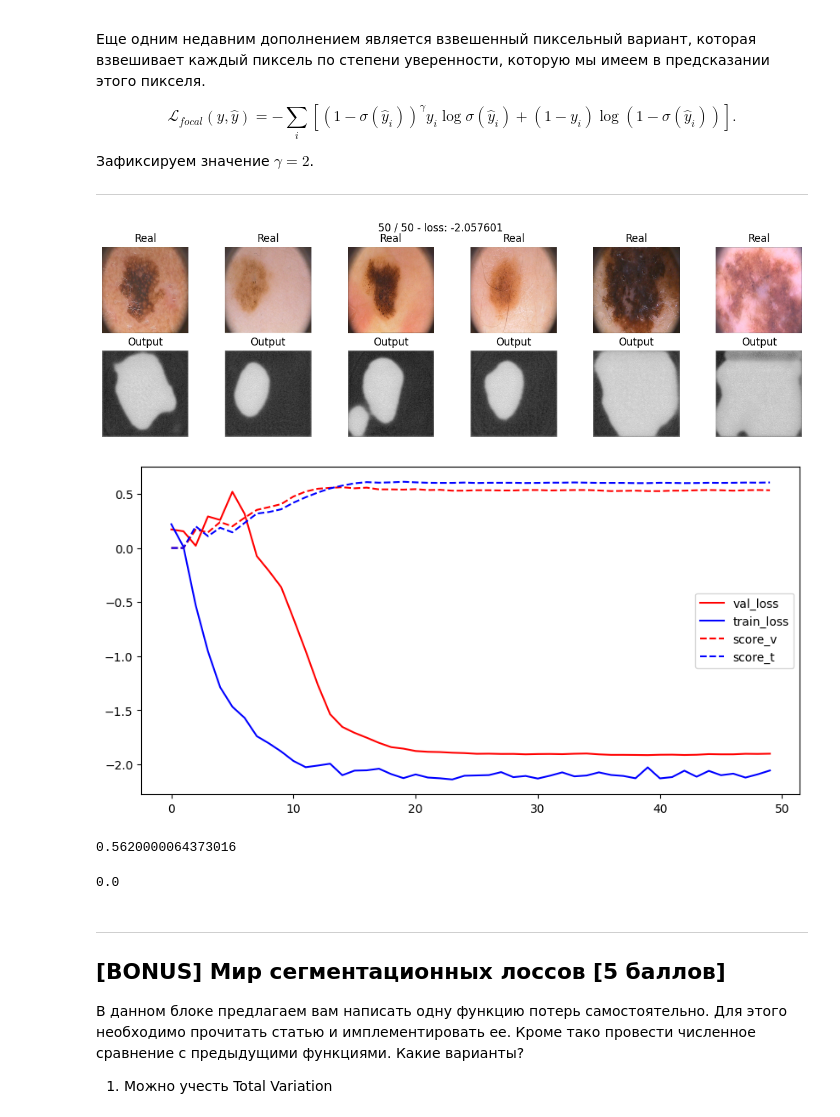
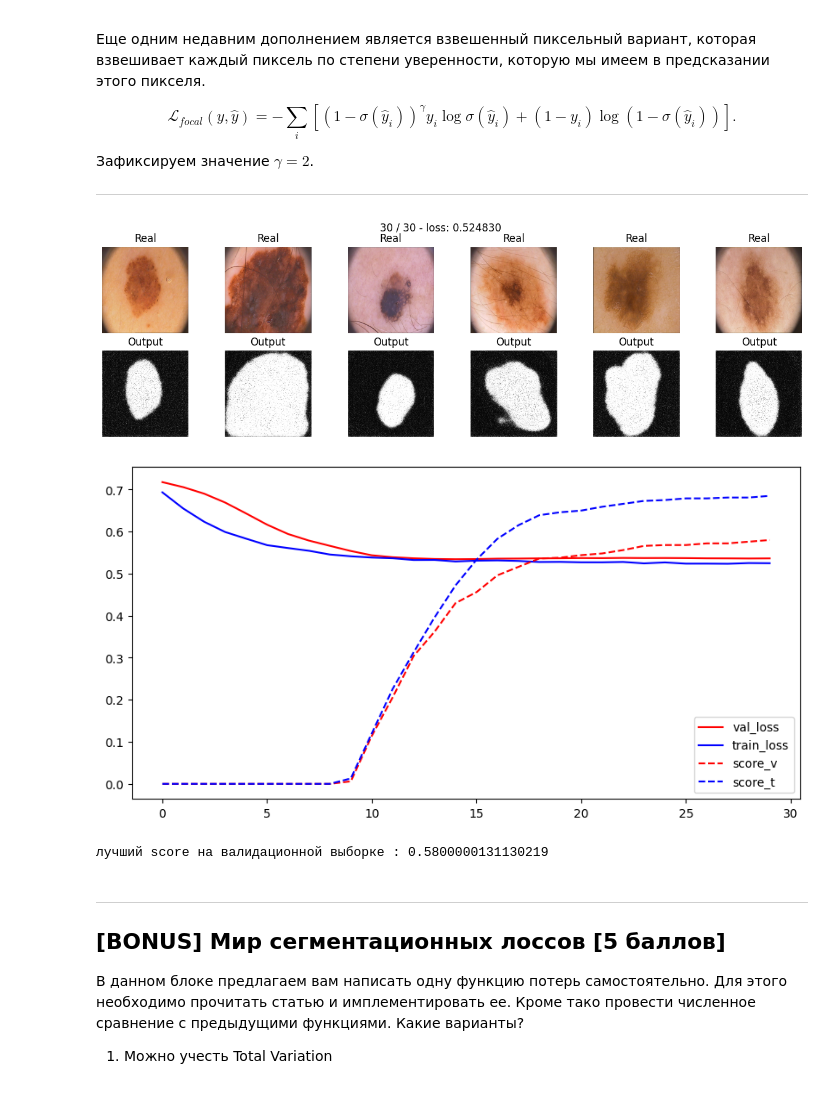
Before and after one commit to KiykoHanna/Stepik-DeepLearning, a Jupyter notebook: [hw]semantic_segmentation.ipynb, the cells around one changed output. Drawn from its saved outputs; the diff is of its cells as text; code cells hidden in the pictures.

```diff
--- a/[hw]semantic_segmentation.ipynb
+++ b/[hw]semantic_segmentation.ipynb
@@ -380,16 +380,13 @@ def train(model, opt, loss_fn, epochs, data_tr, data_val, sheduler, score_fn):
         Y_hat = model(X_val.to(device)).detach().to('cpu')
         Y_pred = torch.sigmoid(Y_hat)
         Y_pred = Y_pred.to(device)
-        # Y_pred = torch.where(Y_pred > 0.5, 1, 0)
-
-        # Y_batch = Y_batch.to(device)
 
         cur_iou += iou_pytorch(Y_pred, Y_batch).mean().item()
         epoch_iou = cur_iou / len(data_tr)
 
-        if epoch_iou > best_iou:
-                best_iou = epoch_iou
-                best_model_wts = copy.deepcopy(model.state_dict())
+        # if epoch_iou > best_iou:
+        #         best_iou = epoch_iou
+        #         best_model_wts = copy.deepcopy(model.state_dict())
 
         loss_v.append(loss_fn(Y_val, Y_hat))
         avg_score_t = score_fn(model, iou_pytorch, data_tr)
@@ -408,12 +405,13 @@ def train(model, opt, loss_fn, epochs, data_tr, data_val, sheduler, score_fn):
             plt.axis('off')
 
             plt.subplot(2, 6, k+7)
-            plt.imshow((Y_hat[k, 0]), cmap='gray')
+            Y_pred = Y_pred.to('cpu')
+            plt.imshow((Y_pred[k, 0]), cmap='gray')
             plt.title('Output')
             plt.axis('off')
         plt.suptitle('%d / %d - loss: %f' % (epoch+1, epochs, avg_loss))
         plt.show()
-    model.load_state_dict(best_model_wts)
+    # model.load_state_dict(best_model_wts)
     return loss_t, loss_v, score_v, score_t
 # %% [markdown]
 ## Инференс [1 балл]
@@ -430,7 +428,7 @@ def score_model(model, metric, data):
     scores = 0
     for X_batch, Y_label in data:
       Y_pred = model(X_batch.to(device))
-      Y_pred = Y_pred > 0.5
+      torch.where(Y_pred > 0.5, 1, 0)
       scores += metric(Y_pred, Y_label.to(device)).mean().item()
     return scores/len(data)
 # %% [markdown]
@@ -537,24 +538,22 @@ $$\mathcal L_{focal}(y, \hat y) = -\sum_i \left[\left(1-\sigma(\hat y_i)\right)^
 Зафиксируем значение $\gamma=2$.
 
 --------------------------------------------------------------------------------
-# %%
-def focal_loss(logits, targets, alpha=0.25, gamma=2):
-  y_pred = torch.sigmoid(logits)
-
-  weight_a = alpha * (1 - y_pred) ** gamma * targets
-  weight_b = (1 - alpha) * y_pred ** gamma * (1 - targets)
-  loss = (torch.log(torch.exp(torch.abs(y_pred)) - y_pred)) * (weight_a + weight_b) + logits * weight_b
-
-  return torch.mean(loss)
+# %%
+def focal_loss(y_real, y_pred, e=0.0001, gamma=2):
+  y_pred = torch.sigmoid(y_pred)
+  y_pred = torch.unsqueeze(y_pred, 1)
+  y_real = torch.unsqueeze(y_real, 1)
+  loss = ((1 - torch.sigmoid(y_pred)) ** gamma) * y_real * torch.log(torch.sigmoid(y_pred) + e) + (1 - y_real) * torch.log(1 - torch.sigmoid(y_pred) + e)
+  return (-1)*torch.mean(loss)
 # %%
 model_focal = SegNet().to(device)
 
 max_epochs = 30
-optim = torch.optim.Adam(model.parameters(), lr=1e-4)
+optim = torch.optim.Adam(model_focal.parameters(), lr=1e-4)
 scheduler = torch.optim.lr_scheduler.StepLR(optim, step_size=1, gamma=0.85)
 loss_t_focal, loss_v_focal, score_v_focal, score_t_focal = train(model_focal, optim, focal_loss, max_epochs, data_tr, data_val, scheduler,  score_model )
 # %% [output]
-[figure, old version]
+[figure, new version]
 # %%
 fig = plt.figure(figsize = (10, 5))
 
@@ -564,15 +563,11 @@ plt.plot(score_v_focal, label="score_v", color= 'r', linestyle='dashed')
 plt.plot(score_t_focal, label="score_t", color= 'b', linestyle='dashed')
 plt.legend()
 plt.show()
-score = max(score_v_focal)
-print(f'лучший score на валидационной выборке : {score}')
+score_focal = max(score_v_focal)
+print(f'лучший score на валидационной выборке : {score_focal}')
 # %% [output]
-[figure, old version]
+[figure, new version]
-0.5620000064373016
+лучший score на валидационной выборке : 0.5800000131130219
-# %%
-score_model(model_focal, iou_pytorch, data_val)
-# %% [output]
-0.0
 # %% [markdown]
 ----------------------------------------------------------------------------------------------
 
```
Also changed, not shown: parts of 16 cells of this notebook.
